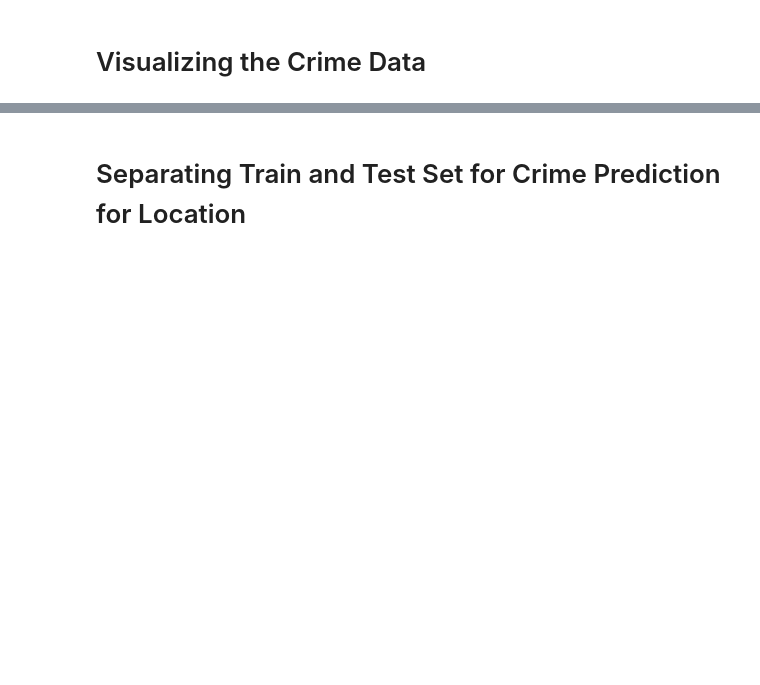
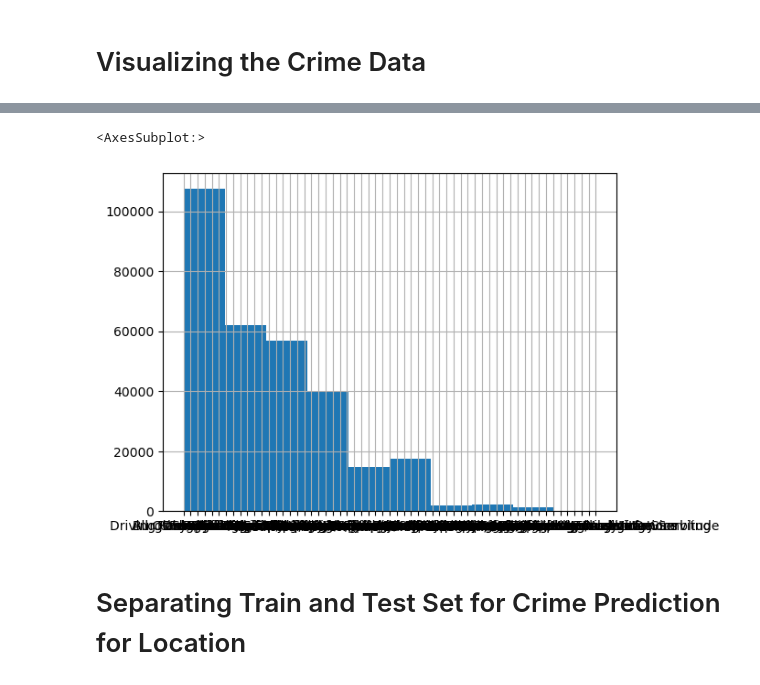
Before and after one commit to Shawon046/Crime-Prediction-for-Montgomery-County, a Jupyter notebook: crime predictor.ipynb, the cells around one changed output, grey strips where cells are left out. Saved outputs shown, nothing was run; the diff lists cells and outputs as text; code cells hidden in the pictures; blank space fills up the shorter version.

```diff
--- a/crime predictor.ipynb
+++ b/crime predictor.ipynb
@@ -156,8 +174,14 @@ ax.set_title('Montgomery County Crime type data Heatmap')
 # %%
 #geo_df['Crime Name1'].hist()
 geo_df['Crime Name2'].hist()
-geo_df.groupby('Crime Name2').count()
+
+# geo_df.groupby('Crime Name2').count() # per group data count
+
+
 #geo_df['Latitude'].hist()
+# %% [output]
+<AxesSubplot:>
+[figure, added]
 # %% [markdown]
 # Separating Train and Test Set for Crime Prediction for Location
 # %%
```
Also changed, not shown: parts of 17 cells of this notebook.
